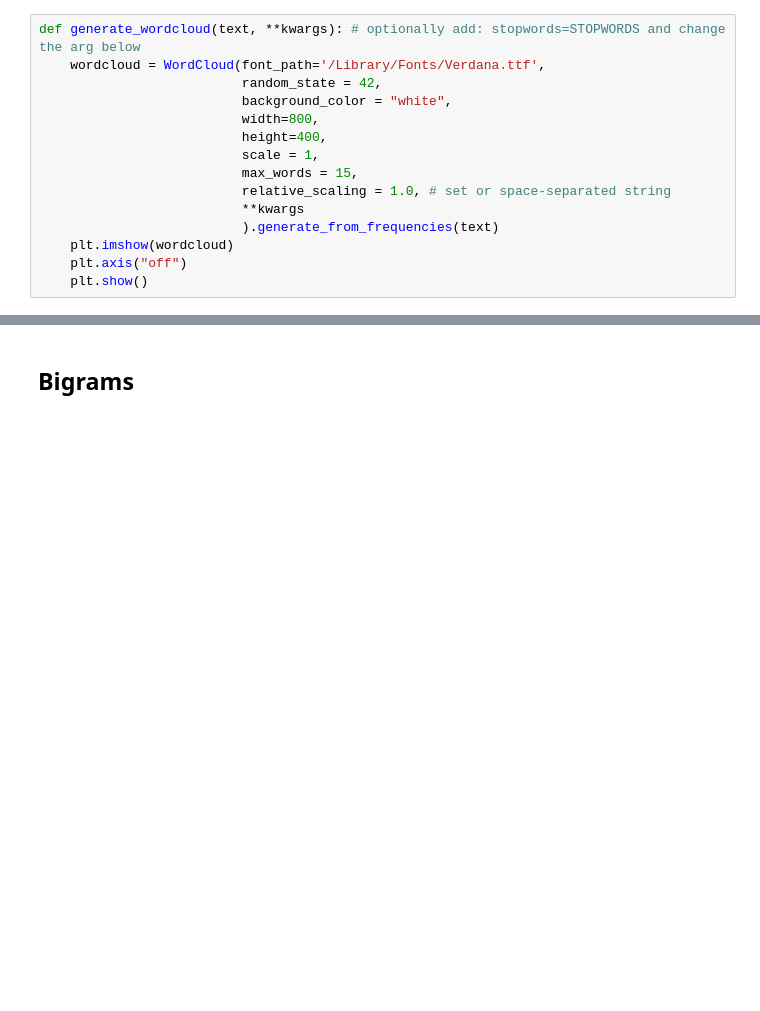
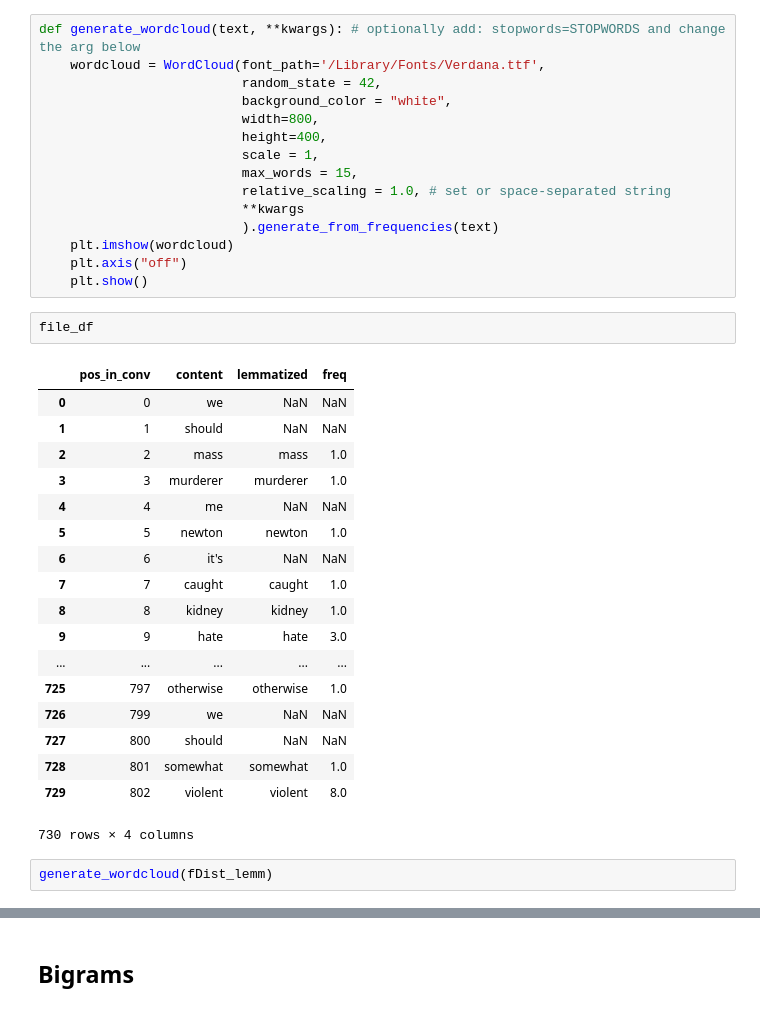
Before and after one commit to Pietrassyk/FinalProject, a Jupyter notebook: NLP Test.ipynb, the cells around one changed output, grey strips where cells are left out. Saved outputs shown, nothing was run; the diff lists cells and outputs as text; blank space fills up the shorter version.

```diff
--- a/NLP Test.ipynb
+++ b/NLP Test.ipynb
@@ -119,6 +137,29 @@ def generate_wordcloud(text, **kwargs): # optionally add: stopwords=STOPWORDS an
     plt.imshow(wordcloud)
     plt.axis("off")
     plt.show()
+# %%
+file_df
+# %% [output]
+|  | pos_in_conv | content | lemmatized | freq |
+| 0 | 0 | we | NaN | NaN |
+| 1 | 1 | should | NaN | NaN |
+| 2 | 2 | mass | mass | 1.0 |
+| 3 | 3 | murderer | murderer | 1.0 |
+| 4 | 4 | me | NaN | NaN |
+| 5 | 5 | newton | newton | 1.0 |
+| 6 | 6 | it's | NaN | NaN |
+| 7 | 7 | caught | caught | 1.0 |
+| 8 | 8 | kidney | kidney | 1.0 |
+| 9 | 9 | hate | hate | 3.0 |
+| ... | ... | ... | ... | ... |
+| 725 | 797 | otherwise | otherwise | 1.0 |
+| 726 | 799 | we | NaN | NaN |
+| 727 | 800 | should | NaN | NaN |
+| 728 | 801 | somewhat | somewhat | 1.0 |
+| 729 | 802 | violent | violent | 8.0 |
+730 rows × 4 columns
+# %%
+generate_wordcloud(fDist_lemm)
 # %%
 #lemmatized wordlcloud
 generate_wordcloud(fDist_lemm)
```
Also changed, not shown: parts of 8 cells of this notebook, 7 other files.
